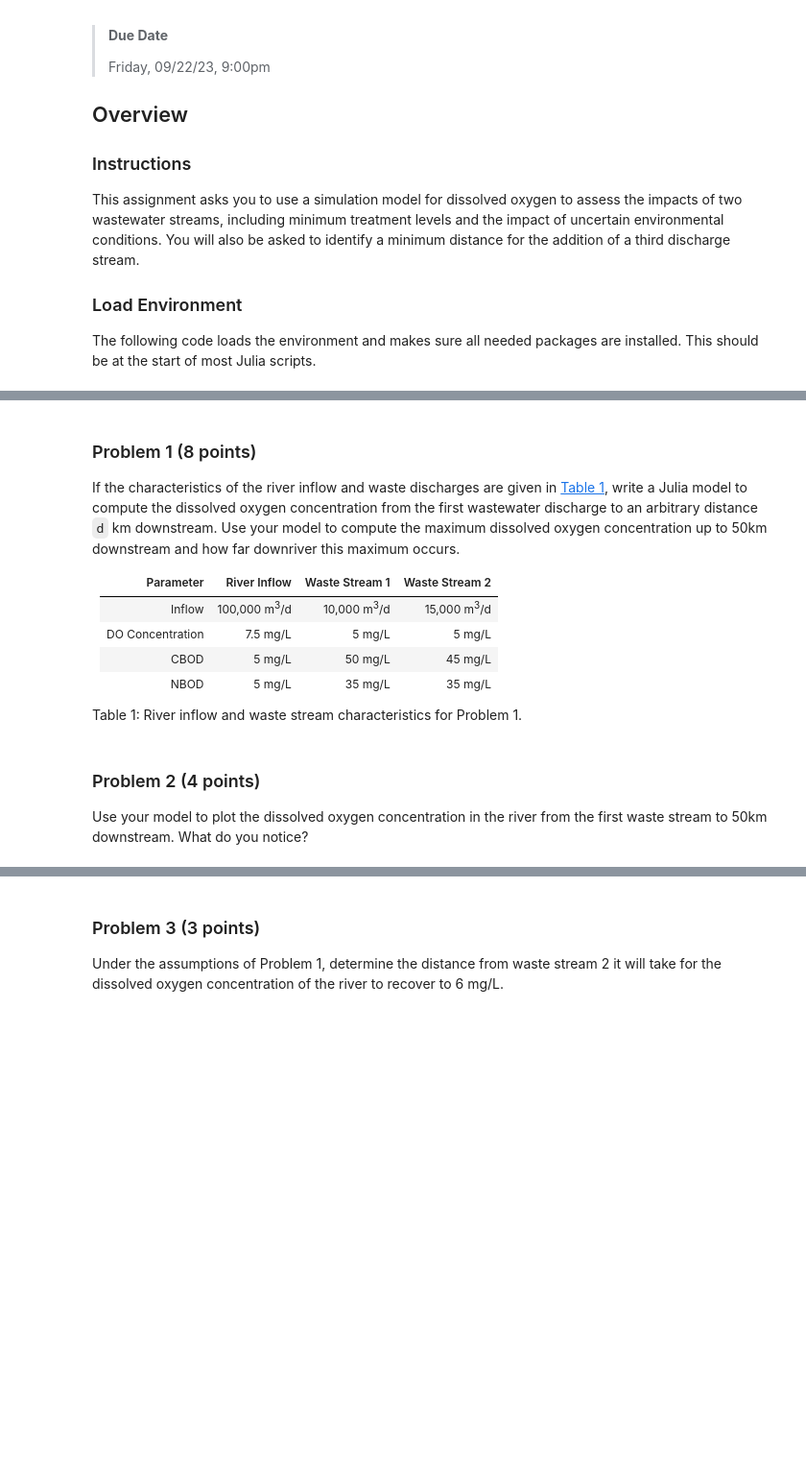
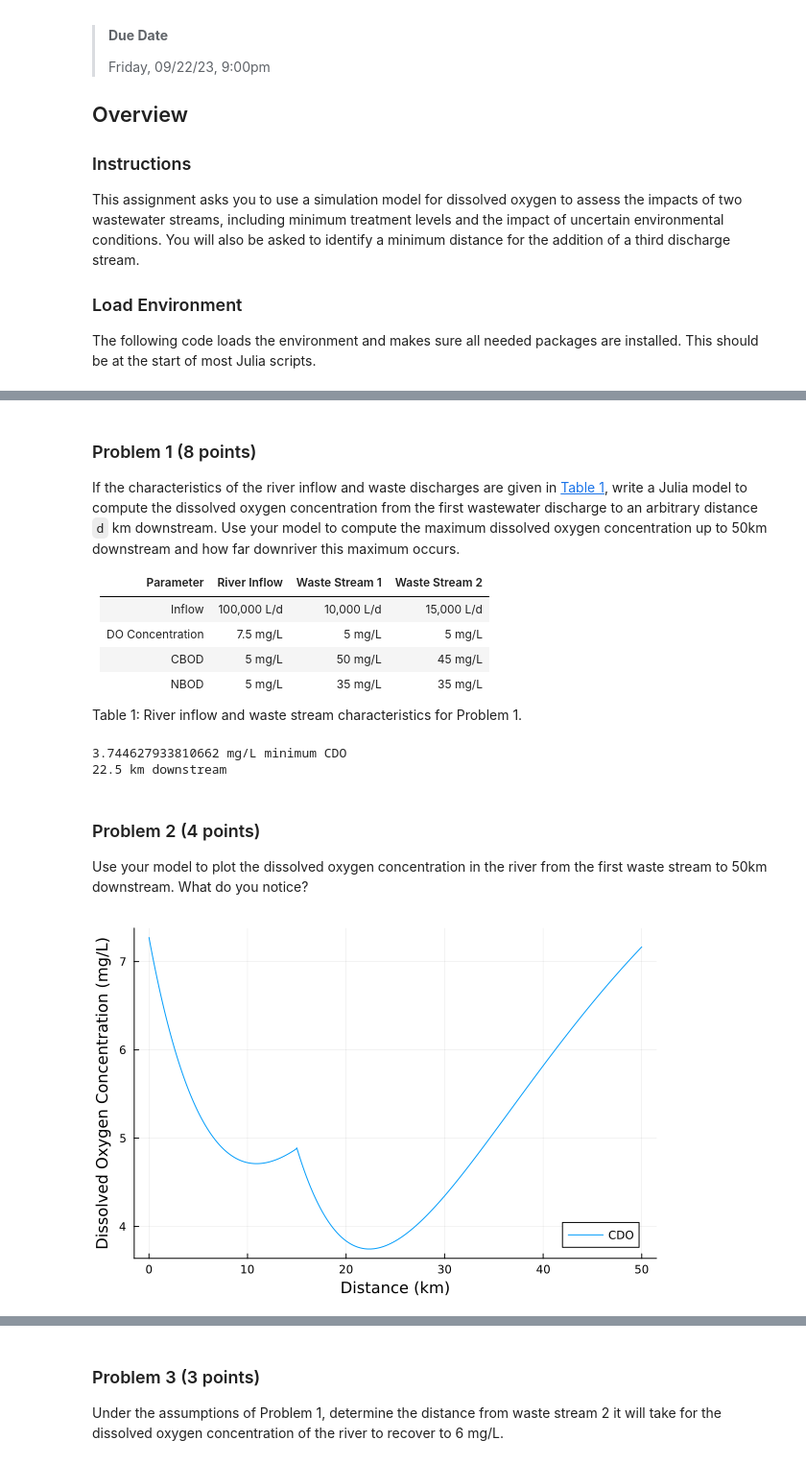
Before and after one commit to BEE4750-FA23/hw02-josephjoonlee, a Jupyter notebook: hw02.ipynb, the cells around one changed output, grey strips where cells are left out. Shown: that part at 96% size. Drawn from its saved outputs; the diff is of its cells as text; code cells hidden in the pictures; blank space fills up the shorter version.

```diff
--- a/hw02.ipynb
+++ b/hw02.ipynb
@@ -56,7 +58,7 @@ your model to compute the maximum dissolved oxygen concentration up to
 
 |    Parameter     |            River Inflow |         Waste Stream 1 |         Waste Stream 2 |
 |:----------------:|------------------------:|-----------------------:|-----------------------:|
-|      Inflow      | 100,000 m<sup>3</sup>/d | 10,000 m<sup>3</sup>/d | 15,000 m<sup>3</sup>/d |
+|      Inflow      | 100,000 L/d | 10,000 L/d | 15,000 L/d |
 | DO Concentration |                7.5 mg/L |                 5 mg/L |                 5 mg/L |
 |       CBOD       |                  5 mg/L |                50 mg/L |                45 mg/L |
 |       NBOD       |                  5 mg/L |                35 mg/L |                35 mg/L |
@@ -72,5 +141,21 @@ end
+# %%
+println(minimum(CDO), " mg/L minimum CDO") # print minimum CDO
+println(argmin(CDO) * 0.1, " km downstream") # since step size is 0.1 km in my model, multiplying the index of the minimum value will return the distance in km
+# %% [output]
+3.744627933810662 mg/L minimum CDO
+22.5 km downstream
 # %% [markdown]
 ### Problem 2 (4 points)
 
 Use your model to plot the dissolved oxygen concentration in the river
 from the first waste stream to 50km downstream. What do you notice?
+# %%
+plot(x, CDO, legend=true, bins=6, label="CDO")
+ylabel!("Dissolved Oxygen Concentration (mg/L)")
+xlabel!("Distance (km)")
+
+# Plots CBOD and NBOD if needed
+# plot!(x, CBOD, legend=false, bins=6, label="CBOD")
+# plot!(x, NBOD, legend=false, bins=6, label="NBOD")
+# %% [output]
+[figure, added]
```
Also changed, not shown: parts of 17 cells of this notebook.
